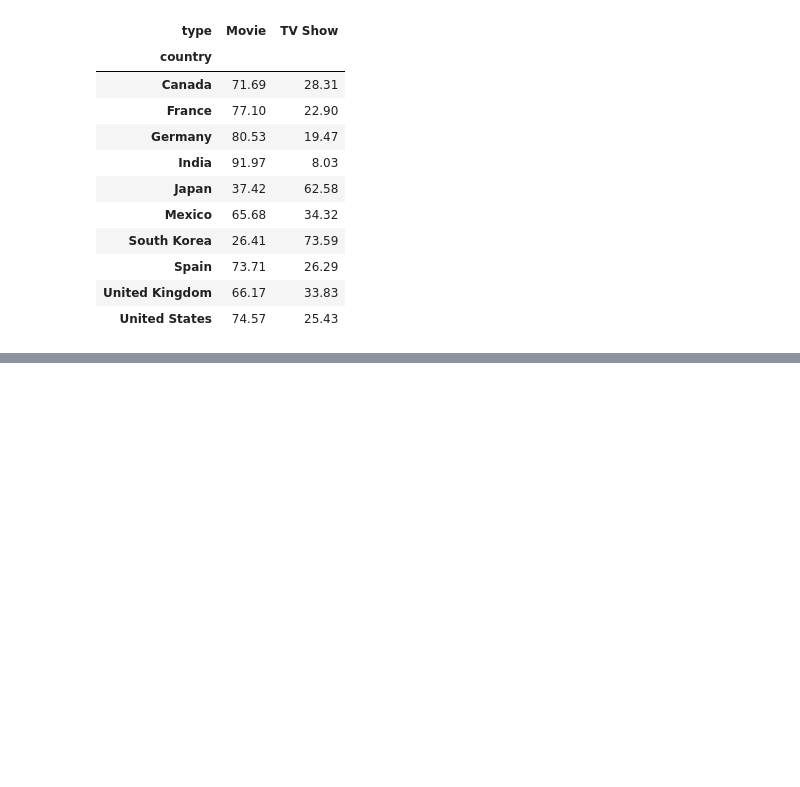
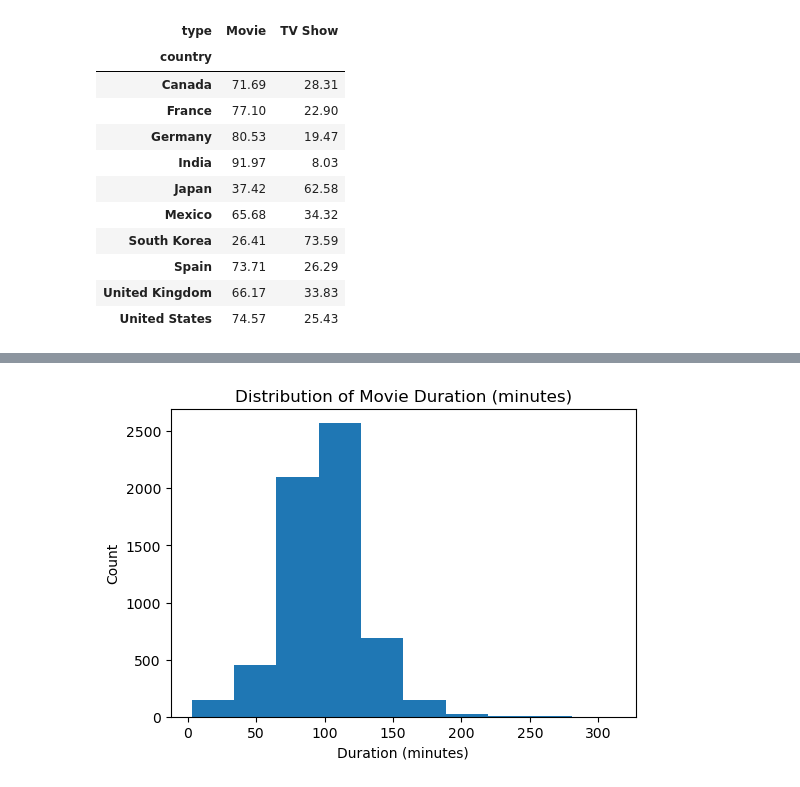
Before and after one commit to prathikraju/Netflix_case_study, a Jupyter notebook: Netflix_case_study.ipynb, the cells around one changed output, grey strips where cells are left out. Saved outputs shown, nothing was run; the diff lists cells and outputs as text; code cells hidden in the pictures; blank space fills up the shorter version.

```diff
--- a/Netflix_case_study.ipynb
+++ b/Netflix_case_study.ipynb
@@ -409,0 +453,12 @@ round(pd.crosstab(filtered['country'], filtered['type'], normalize='index') * 10
+# %%
+movie_duration = data[data['type'] == 'Movie']['duration_num']
+tv_duration = data[data['type'] == 'TV Show']['duration_num']
+# %%
+plt.figure(figsize = (6,4))
+plt.hist(movie_duration)
+plt.title('Distribution of Movie Duration (minutes)')
+plt.xlabel('Duration (minutes)')
+plt.ylabel('Count')
+plt.show()
+# %% [output]
+[figure, added]
```
Also changed, not shown: parts of 15 cells of this notebook, 2 other files.
